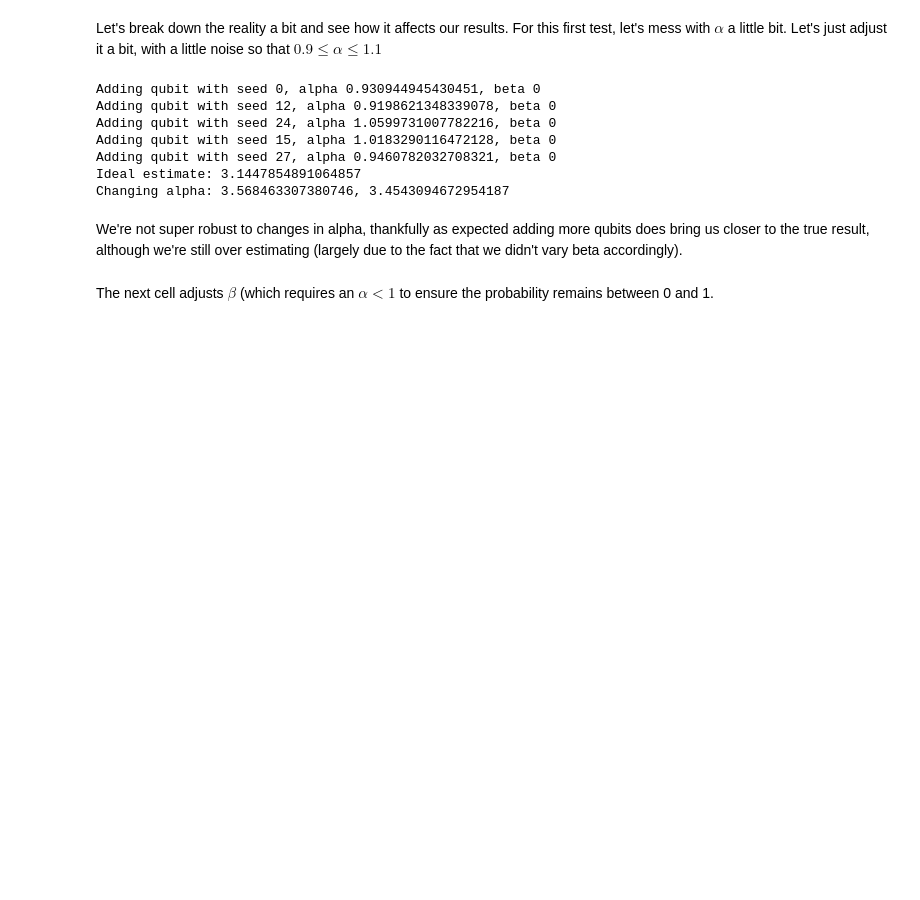
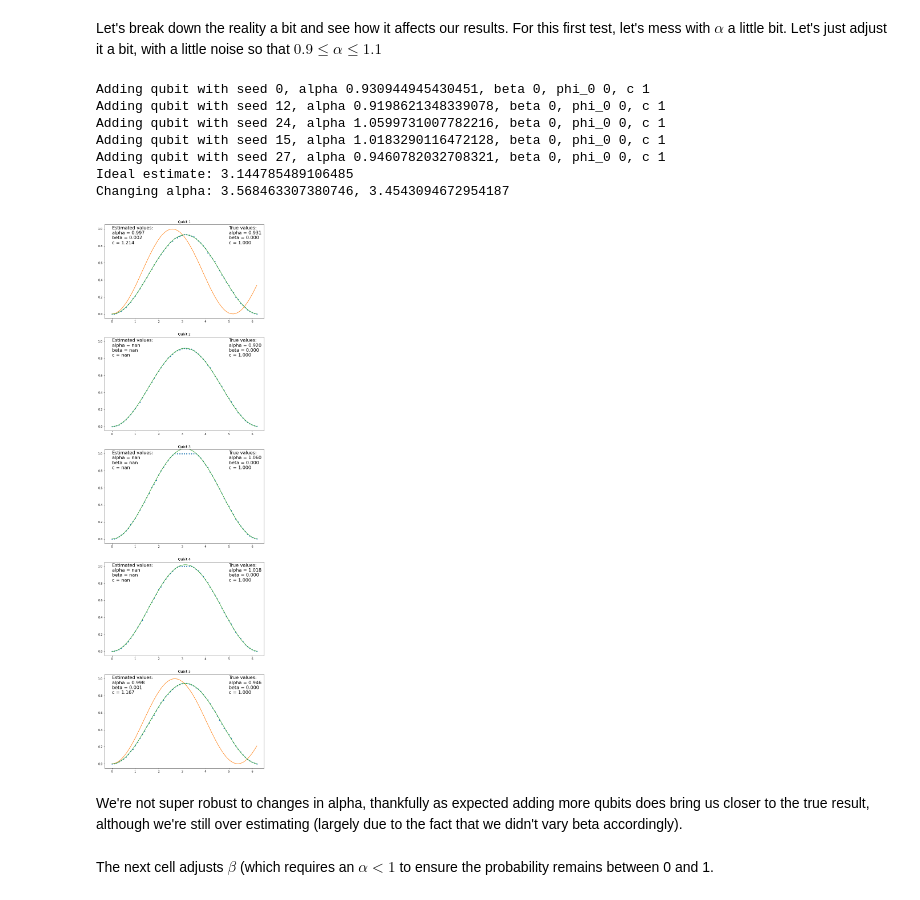
Before and after one commit to dylanagreen/qupi, a Jupyter notebook: formalism.ipynb, the cells around one changed output. Saved outputs shown, nothing was run; the diff lists cells and outputs as text; code cells hidden in the pictures; blank space fills up the shorter version.

```diff
--- a/formalism.ipynb
+++ b/formalism.ipynb
@@ -195,9 +304,17 @@ That's not so bad, although granted this was an ideal case, and we used more qub
 
 We might be tempted to see what would happen if we had, I don't know, 500 qubits. Let's see how this improves our guess. This next cell also abstracts out the above loop into its own function, so we can mess around with it later.
 # %%
-def run_simulation(n_qubits, alpha_range=None, beta_range=None, phi_range=None, c_range=None,
-                   verbose=True):
+def run_simulation(n_qubits, n_measure=8192, alpha_range=None, beta_range=None, phi_range=None,
+                   c_range=None, verbose=True, return_coeffs=False):
     q = {}
+
+    # Storing these for plotting purposes.
+    if return_coeffs:
+        fs = {}
+        a = {}
+        b = {}
+        cs = {}
+
     pi_guess = {}
     time_steps = np.arange(0, 6.3, 0.1)
 
@@ -234,7 +351,6 @@ def run_simulation(n_qubits, alpha_range=None, beta_range=None, phi_range=None,
         q[i] = Qubit(seed, alpha, beta, phi_0, c)
 
         vals = []
-        n_measure = 8192
         for t in time_steps:
             m = q[i].measure(t, n_measure)
             frac = np.sum(m) / len(m)
@@ -298,10 +414,19 @@ def run_simulation(n_qubits, alpha_range=None, beta_range=None, phi_range=None,
         # Trapezoidal rule on the given points
         I = np.trapz(y_integ - 0.5, t_integ)
 
+        if return_coeffs:
+            fs[i] = f
+            a[i] = alpha_hat
+            b[i] = beta_hat
+            cs[i] = 1 / I
+
         # And the final guess!
         pi_guess[i] = (t2_hat - t1_hat) / I
 
-    return np.nanmean(list(pi_guess.values()))
+    mean_pi_guess = np.nanmean(list(pi_guess.values()))
+    if return_coeffs:
+        return mean_pi_guess, q, fs, a, b, cs
+    return mean_pi_guess
 
 run_simulation(500)
 # %% [output]
@@ -326,19 +491,22 @@ Adding qubit with seed 2502, alpha 1, beta 0, phi_0 0, c 1
 # %% [markdown]
 Let's break down the reality a bit and see how it affects our results. For this first test, let's mess with $\alpha$ a little bit. Let's just adjust it a bit, with a little noise so that $0.9 \leq \alpha \leq 1.1$
 # %%
-pi_alpha = run_simulation(5, alpha_range=[0.9, 1.1])
+pi_alpha, *plot_coeffs = run_simulation(5, alpha_range=[0.9, 1.1], return_coeffs=True)
 pi_alpha_500 = run_simulation(500, alpha_range=[0.9, 1.1], verbose=False)
 
 print(f"Ideal estimate: {pi_init}")
 print(f"Changing alpha: {pi_alpha}, {pi_alpha_500}")
+
+plot_qubits(plot_coeffs)
 # %% [output]
-Adding qubit with seed 0, alpha 0.930944945430451, beta 0
-Adding qubit with seed 12, alpha 0.9198621348339078, beta 0
-Adding qubit with seed 24, alpha 1.0599731007782216, beta 0
-Adding qubit with seed 15, alpha 1.0183290116472128, beta 0
-Adding qubit with seed 27, alpha 0.9460782032708321, beta 0
-Ideal estimate: 3.1447854891064857
+Adding qubit with seed 0, alpha 0.930944945430451, beta 0, phi_0 0, c 1
+Adding qubit with seed 12, alpha 0.9198621348339078, beta 0, phi_0 0, c 1
+Adding qubit with seed 24, alpha 1.0599731007782216, beta 0, phi_0 0, c 1
+Adding qubit with seed 15, alpha 1.0183290116472128, beta 0, phi_0 0, c 1
+Adding qubit with seed 27, alpha 0.9460782032708321, beta 0, phi_0 0, c 1
+Ideal estimate: 3.144785489106485
 Changing alpha: 3.568463307380746, 3.4543094672954187
+[figure, added]
 # %% [markdown]
 We're not super robust to changes in alpha, thankfully as expected adding more qubits does bring us closer to the true result, although we're still over estimating (largely due to the fact that we didn't vary beta accordingly).
 # %% [markdown]
```
Also changed, not shown: parts of 16 cells of this notebook.
